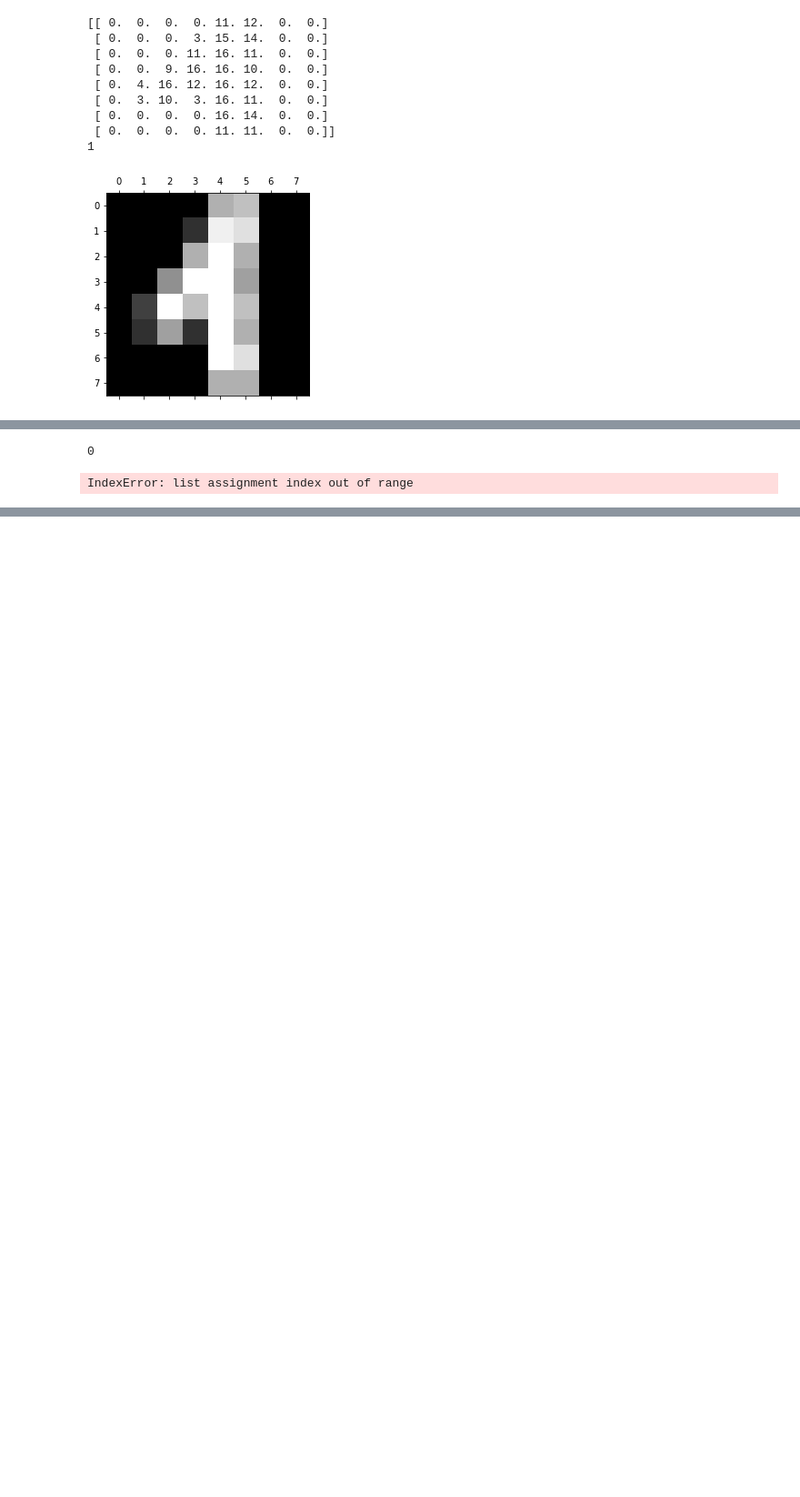
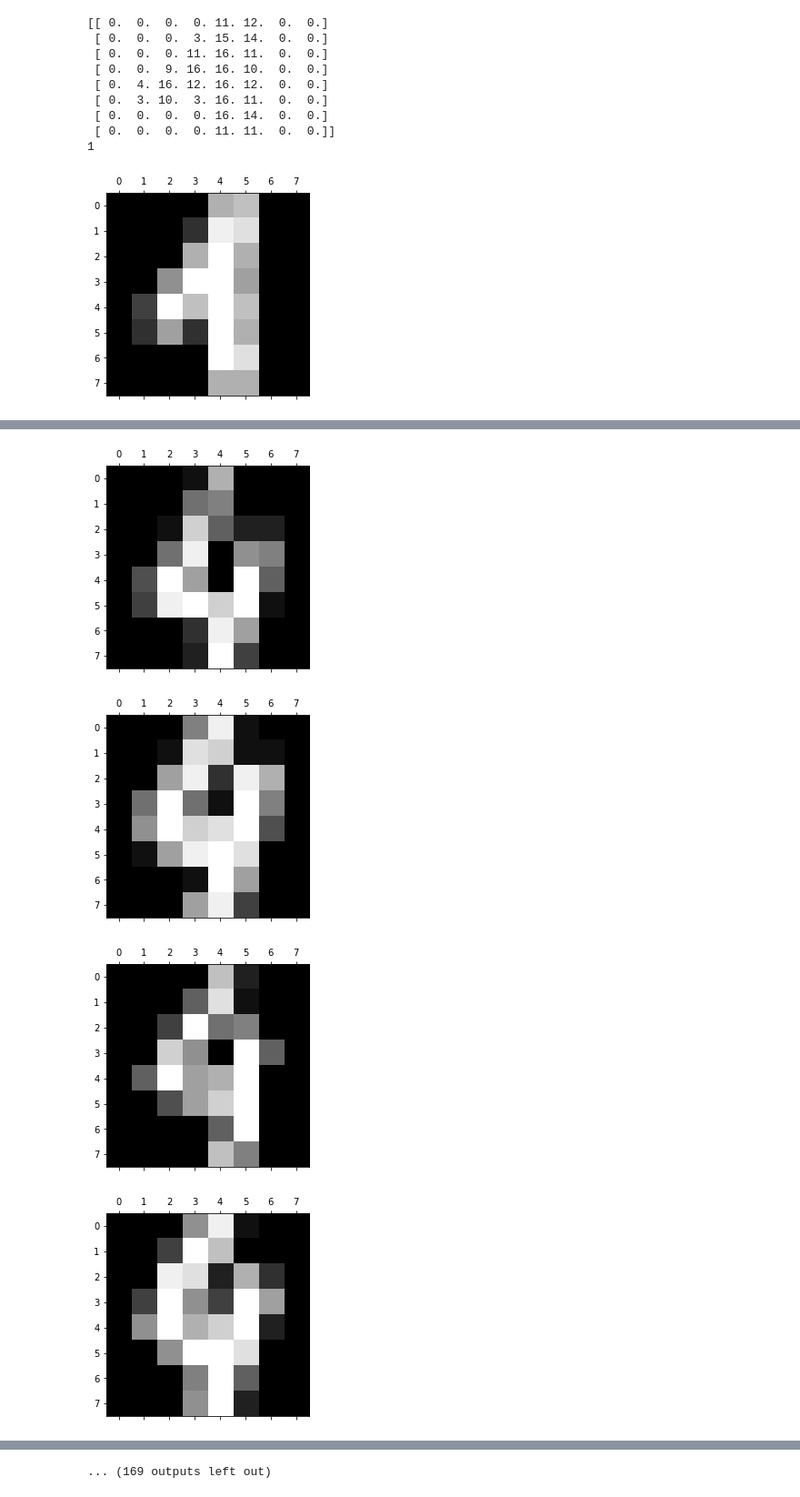
Before and after one commit to NicolasB2/-artificial_intelligence, a Jupyter notebook: Exercises 2 Heuristic image interpretation.ipynb, the cells around one changed output, grey strips where cells are left out. Shown at 91% size. Cells and saved outputs as stored; diff of their text form; code cells hidden in the pictures; blank space fills up the shorter version.

Commit message:
Add matrix method

```diff
--- a/Exercises 2 Heuristic image interpretation.ipynb
+++ b/Exercises 2 Heuristic image interpretation.ipynb
@@ -120,17 +122,9 @@ print(dta6)
 [6, 16, 26, 34, 58, 65, 66, 67, 82, 88, 95, 104, 106, 136, 146, 156, 164, 188, 195, 196, 197, 212, 223, 232, 234, 262, 272, 282, 290, 314, 321, 322, 323, 338, 344, 351, 360, 362, 392, 402, 412, 420, 4 ...
-# %%
-matrix = [[]]
-mat = [[]]
-x = 0
-y = 0
-
-for k in dta4:
-    for i in range(8):
-        for j in range(8):
-            matrix[i][j] = 20
-
-
-print (matrix)
-# %% [output]
-0
-IndexError: list assignment index out of range
+# %%
+for f in dta4:
+    pl.matshow(digits.images[f])
+# %% [output]
+[figure, added]
+[figure, added]
+[figure, added]
+[figure, added]
@@ -136,0 +139 @@ IndexError: list assignment index out of range
+... (169 outputs left out)
```
Also changed, not shown: parts of 5 cells of this notebook.
